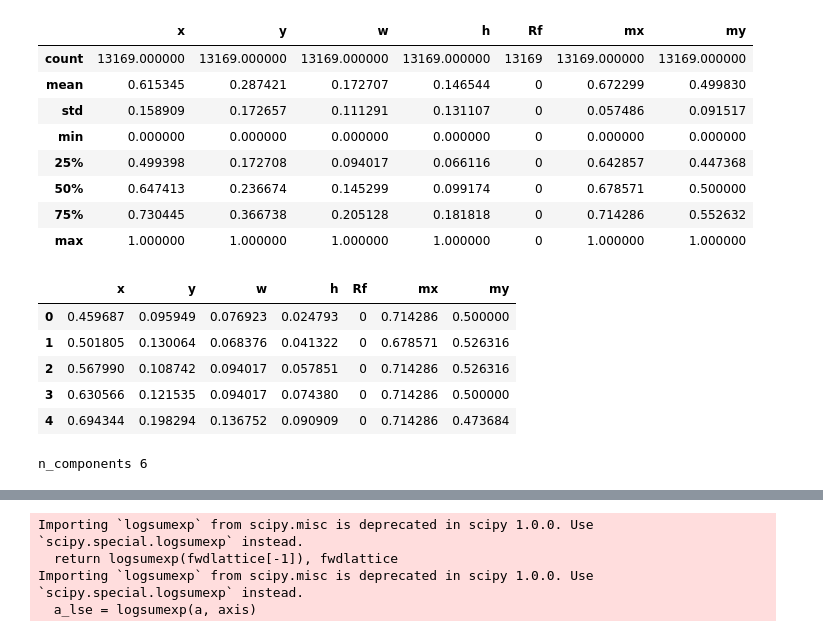
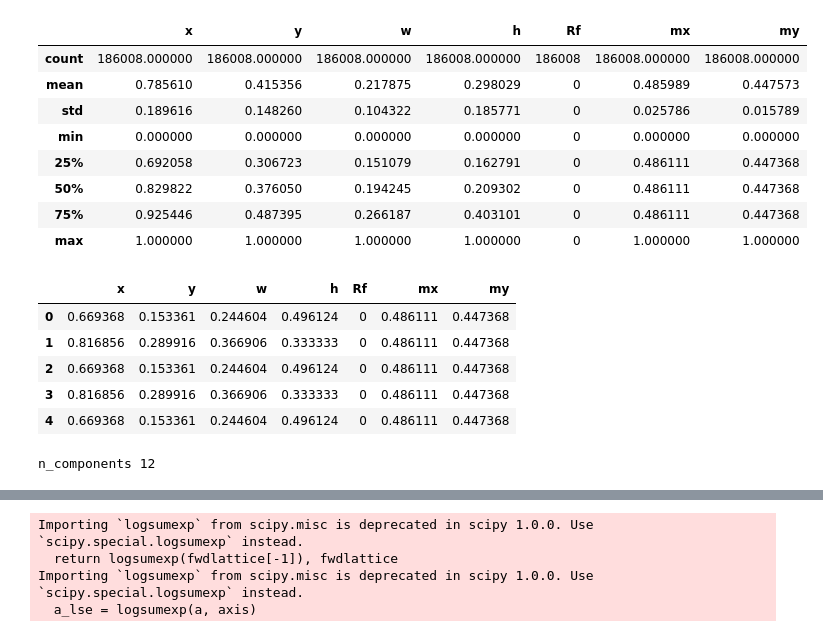
Before and after one commit to Sheph/anomaly, a Jupyter notebook: pch2_run.ipynb, the cells around one changed output, grey strips where cells are left out. Cells and saved outputs as stored; diff of their text form; code cells hidden in the pictures.

```diff
--- a/pch2_run.ipynb
+++ b/pch2_run.ipynb
@@ -75,36 +75,31 @@ def plot_array(arr):
 # %%
 df = pd.read_csv("data.csv")
 df.drop(df.columns[0], inplace=True, axis=1)
 scaler = MinMaxScaler()
 df2 = df.drop([df.columns[0], df.columns[1]], axis=1)
 df2 = pd.DataFrame(scaler.fit_transform(df2), columns=df.columns[2:])
 display(df2.describe())
 display(df2.head(5))
-
-df_test = pd.read_csv("data.csv")
-df_test.drop(df_test.columns[0], inplace=True, axis=1)
-df2_test = df_test.drop([df_test.columns[0], df_test.columns[1]], axis=1)
-df2_test = pd.DataFrame(scaler.transform(df2_test), columns=df_test.columns[2:])
 # %% [output]
 |  | x | y | w | h | Rf | mx | my |
-| count | 13169.000000 | 13169.000000 | 13169.000000 | 13169.000000 | 13169 | 13169.000000 | 13169.000000 |
-| mean | 0.615345 | 0.287421 | 0.172707 | 0.146544 | 0 | 0.672299 | 0.499830 |
-| std | 0.158909 | 0.172657 | 0.111291 | 0.131107 | 0 | 0.057486 | 0.091517 |
+| count | 186008.000000 | 186008.000000 | 186008.000000 | 186008.000000 | 186008 | 186008.000000 | 186008.000000 |
+| mean | 0.785610 | 0.415356 | 0.217875 | 0.298029 | 0 | 0.485989 | 0.447573 |
+| std | 0.189616 | 0.148260 | 0.104322 | 0.185771 | 0 | 0.025786 | 0.015789 |
 | min | 0.000000 | 0.000000 | 0.000000 | 0.000000 | 0 | 0.000000 | 0.000000 |
-| 25% | 0.499398 | 0.172708 | 0.094017 | 0.066116 | 0 | 0.642857 | 0.447368 |
-| 50% | 0.647413 | 0.236674 | 0.145299 | 0.099174 | 0 | 0.678571 | 0.500000 |
-| 75% | 0.730445 | 0.366738 | 0.205128 | 0.181818 | 0 | 0.714286 | 0.552632 |
+| 25% | 0.692058 | 0.306723 | 0.151079 | 0.162791 | 0 | 0.486111 | 0.447368 |
+| 50% | 0.829822 | 0.376050 | 0.194245 | 0.209302 | 0 | 0.486111 | 0.447368 |
+| 75% | 0.925446 | 0.487395 | 0.266187 | 0.403101 | 0 | 0.486111 | 0.447368 |
 | max | 1.000000 | 1.000000 | 1.000000 | 1.000000 | 0 | 1.000000 | 1.000000 |
 |  | x | y | w | h | Rf | mx | my |
-| 0 | 0.459687 | 0.095949 | 0.076923 | 0.024793 | 0 | 0.714286 | 0.500000 |
-| 1 | 0.501805 | 0.130064 | 0.068376 | 0.041322 | 0 | 0.678571 | 0.526316 |
-| 2 | 0.567990 | 0.108742 | 0.094017 | 0.057851 | 0 | 0.714286 | 0.526316 |
-| 3 | 0.630566 | 0.121535 | 0.094017 | 0.074380 | 0 | 0.714286 | 0.500000 |
-| 4 | 0.694344 | 0.198294 | 0.136752 | 0.090909 | 0 | 0.714286 | 0.473684 |
+| 0 | 0.669368 | 0.153361 | 0.244604 | 0.496124 | 0 | 0.486111 | 0.447368 |
+| 1 | 0.816856 | 0.289916 | 0.366906 | 0.333333 | 0 | 0.486111 | 0.447368 |
+| 2 | 0.669368 | 0.153361 | 0.244604 | 0.496124 | 0 | 0.486111 | 0.447368 |
+| 3 | 0.816856 | 0.289916 | 0.366906 | 0.333333 | 0 | 0.486111 | 0.447368 |
+| 4 | 0.669368 | 0.153361 | 0.244604 | 0.496124 | 0 | 0.486111 | 0.447368 |
 # %%
-bgmm = classify2(df2, 7)
+bgmm = classify2(df2, 12)
 # %% [output]
-n_components 6
+n_components 12
 # %%
 def extend_set(df):
     df_tmp = df[["time", "frame"]].groupby(['time', 'frame']).agg('count')
```
Also changed, not shown: parts of 11 cells of this notebook, 2 other files.
